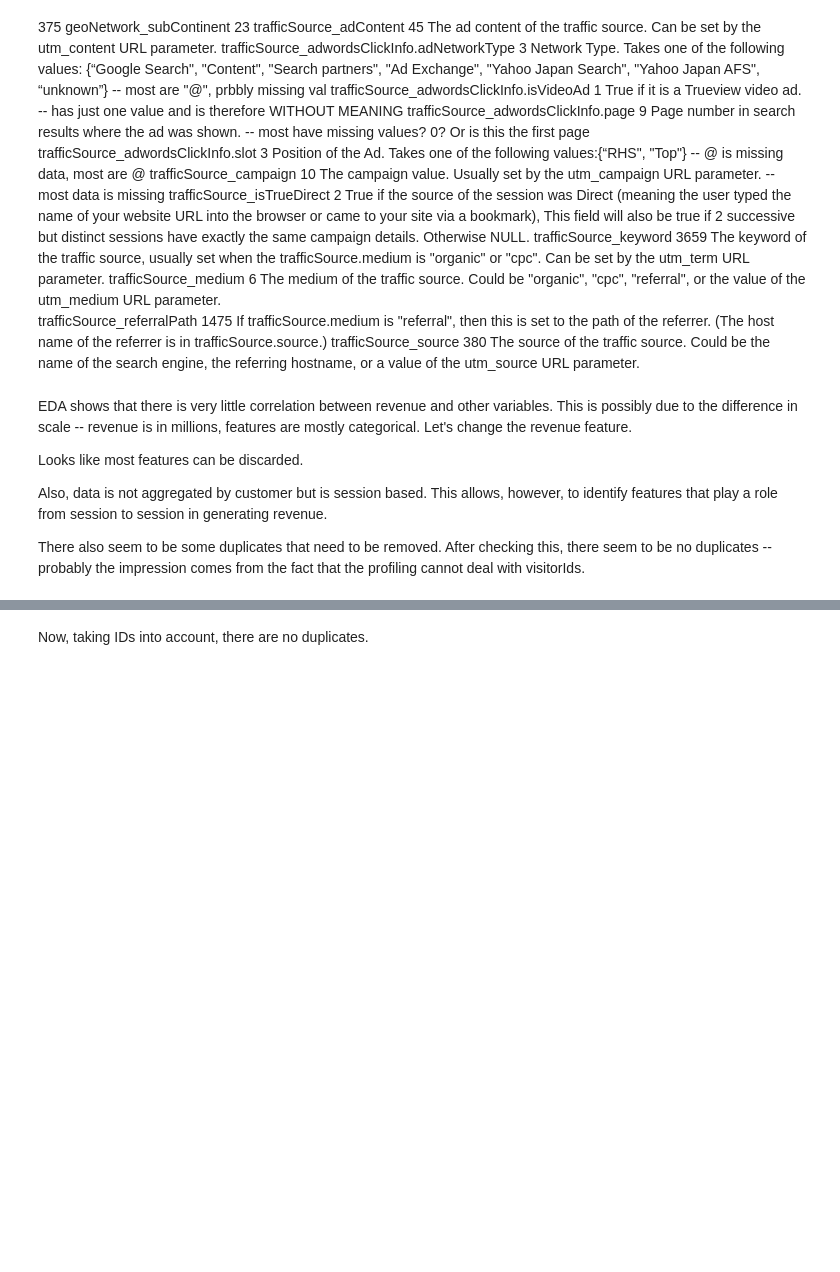
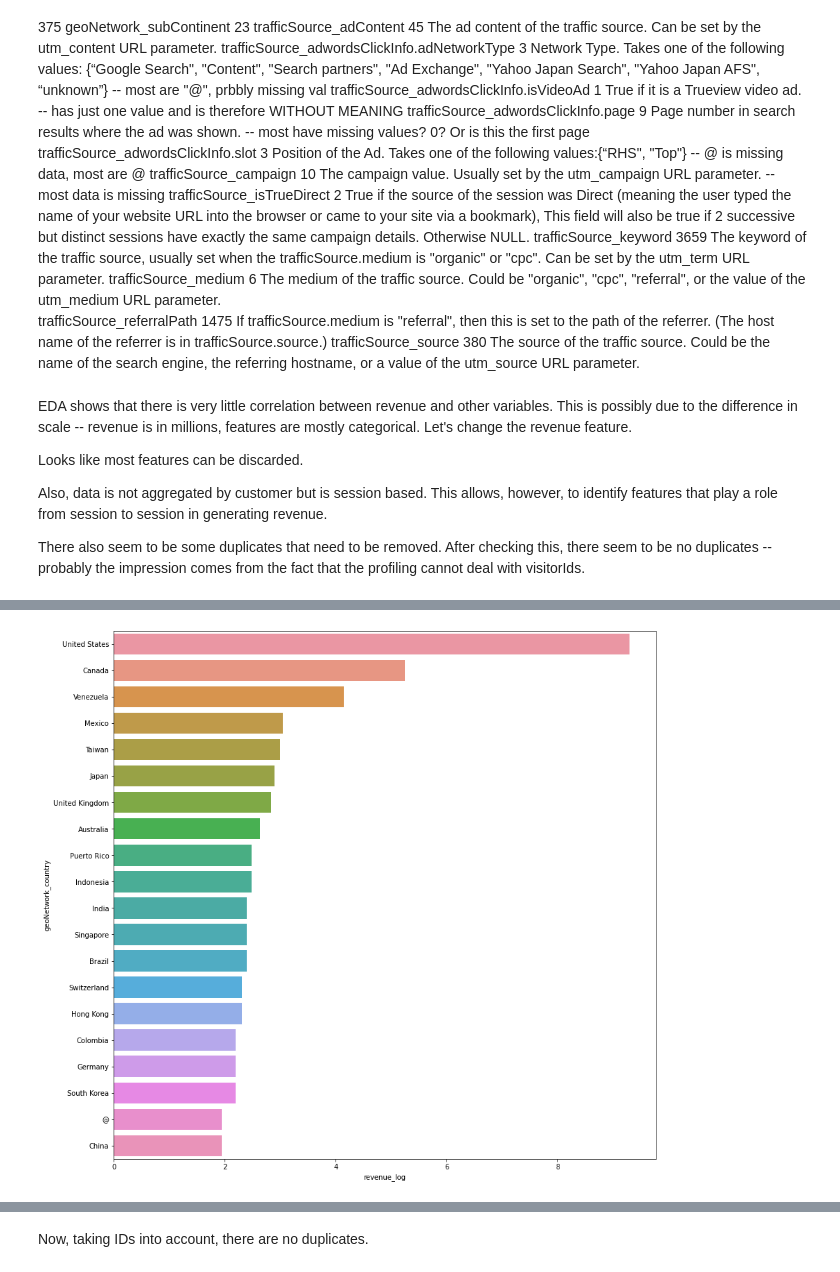
Before and after one commit to slawa-loev/GA_revenue_analytics, a Jupyter notebook: eda.ipynb, the cells around one changed output, grey strips where cells are left out. Cells and saved outputs as stored; diff of their text form; code cells hidden in the pictures; blank space fills up the shorter version.

```diff
--- a/eda.ipynb
+++ b/eda.ipynb
@@ -208,0 +291,5 @@ train_df_filter['revenue_generated'] = (train_df_filter['totals_transactionReven
+# %%
+plt.figure(figsize=(14, 14))
+sns.barplot(x="revenue_log", y="geoNetwork_country", data=visits_revenue_per_country.sort_values('revenue_generated', ascending=False).head(20), ci=None);
+# %% [output]
+[figure, added]
```
Also changed, not shown: parts of 25 cells of this notebook, 2 other files.
